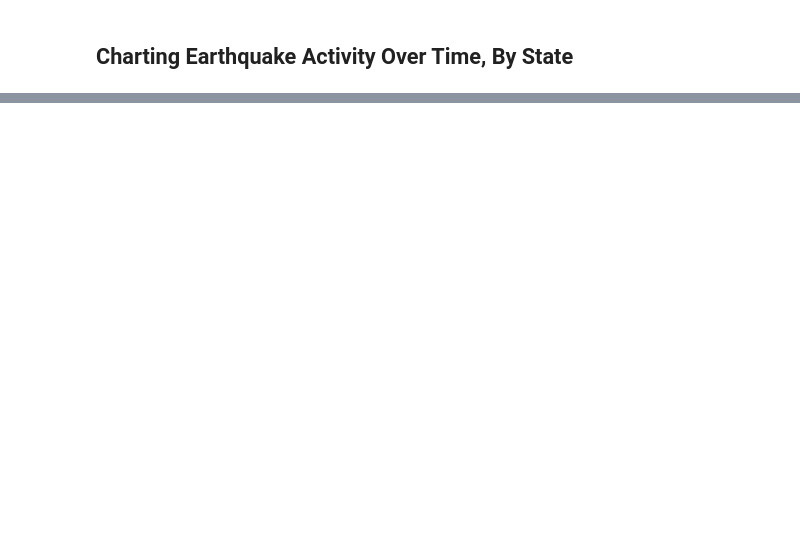
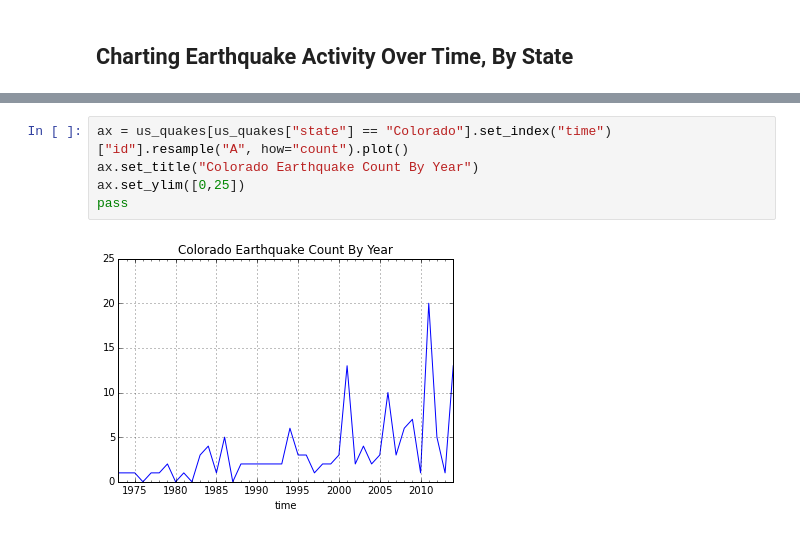
Before and after one commit to inkandswitch/livebook, a Jupyter notebook: sample-notebooks/quakes.ipynb, the cells around one changed output, grey strips where cells are left out. Drawn from its saved outputs; the diff is of its cells as text; blank space fills up the shorter version.

```diff
--- a/sample-notebooks/quakes.ipynb
+++ b/sample-notebooks/quakes.ipynb
@@ -29,0 +68,7 @@ plt.plot(ok_quakes.mag, ok_quakes.mag, "o")
+# %%
+ax = us_quakes[us_quakes["state"] == "Colorado"].set_index("time")["id"].resample("A", how="count").plot()
+ax.set_title("Colorado Earthquake Count By Year")
+ax.set_ylim([0,25])
+pass
+# %% [output]
+[figure, added]
```
Also changed, not shown: parts of 26 cells of this notebook.
